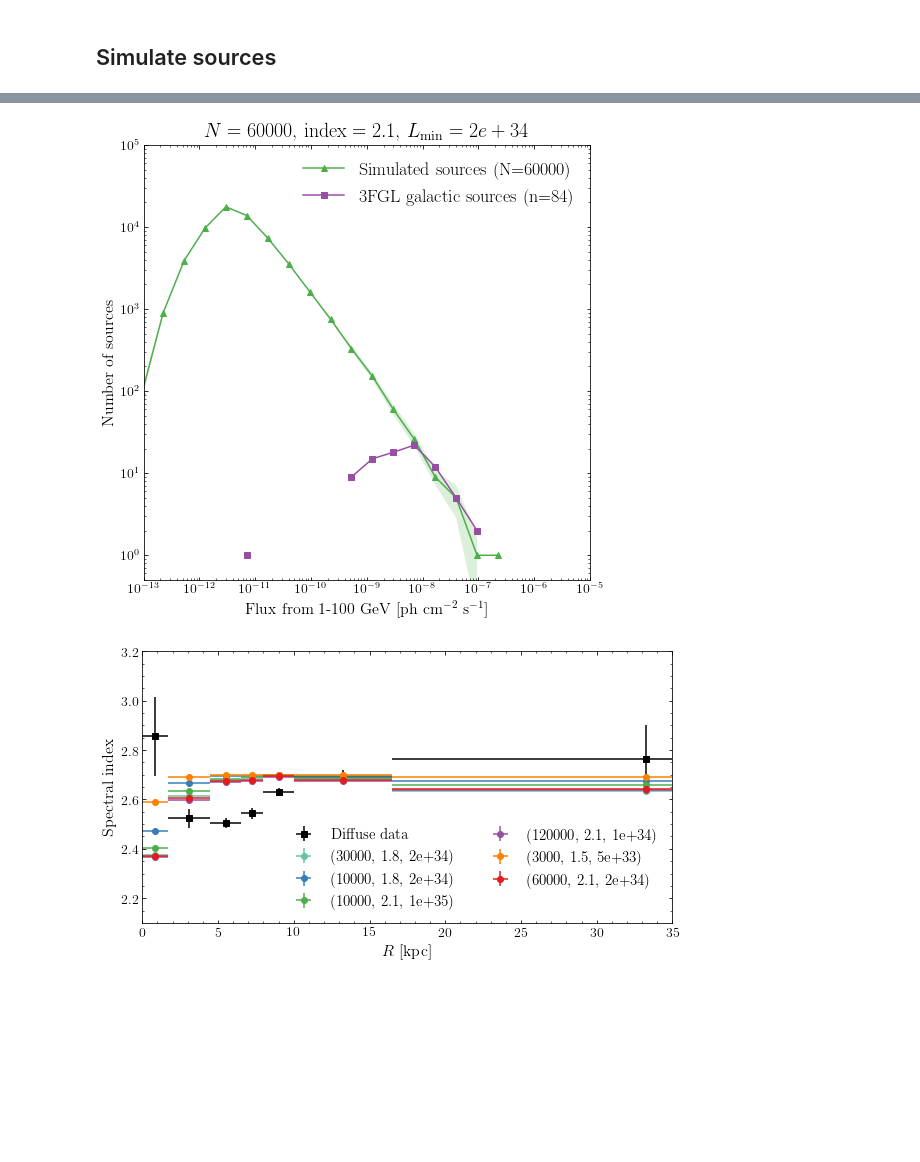
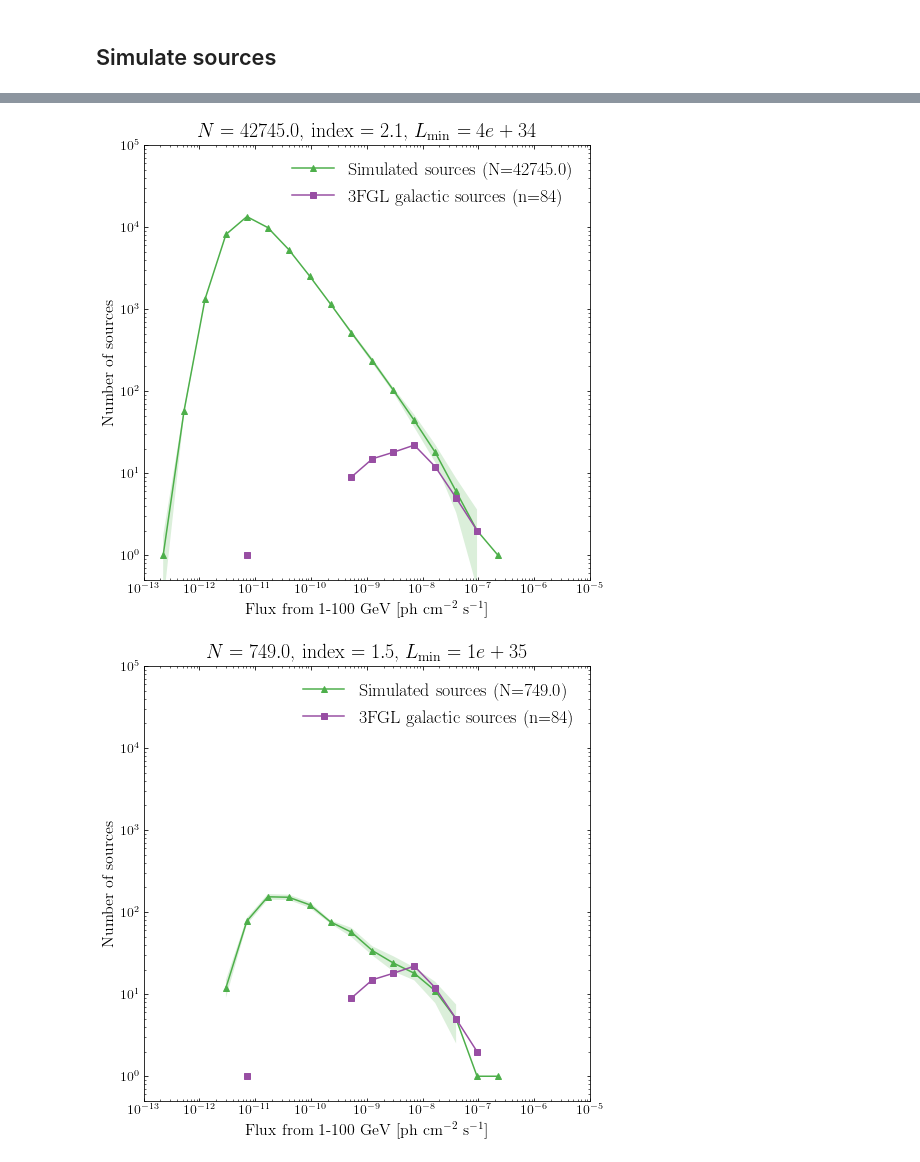
Before and after one commit to martp91/y-rays-UPS, a Jupyter notebook: sim_gamma_sources.ipynb, the cells around one changed output, grey strips where cells are left out. Saved outputs shown, nothing was run; the diff lists cells and outputs as text; code cells hidden in the pictures; blank space fills up the shorter version.

```diff
--- a/sim_gamma_sources.ipynb
+++ b/sim_gamma_sources.ipynb
@@ -48,7 +48,7 @@ Rsun = 8.3
 hb = 10 #This is considered as high latitude
 
 ##This is for pulsars
-model = 'S' #Set model to S or C
+model = 'SNR' #Set model to S or C
 if model=='C':
     H=0.18
     alp=1.9
@@ -608,13 +699,14 @@ def plot_trend(l_i,l_i_err,options=['test']):
     Plot the trend accros the rings of the fitted index of unresolved+diff(2.7) emission
     """
     #Plot R trend
-    f2,ax2 = plt.subplots(1,figsize=(9.5,5))
+    #f2,ax2 = plt.subplots(1,figsize=(9.5,5))
+    f2,ax2 = plt.subplots(1,figsize=(15,8))
     ax2.errorbar(np.mean(R,axis=1),sf_2_200,xerr=(np.mean(R,axis=1)-R[:,0]),yerr=sf_2_200_err,
                 marker='s',linestyle='',color='k',label='Diffuse data')
     for ij, il in enumerate(l_i):
 
         ax2.errorbar(np.mean(R,axis=1),il,xerr=(np.mean(R,axis=1)-R[:,0]),yerr=l_i_err[ij],
-                 color=colors[ij],marker='o',linestyle='',label=options[ij])
+                 marker='o',linestyle='',label=options[ij],alpha=0.8)
     #if l_i2 !=None:
     #    ax2.errorbar(np.mean(R,axis=1),l_i2,xerr=(np.mean(R,axis=1)-R[:,0]),yerr=l_i2_err,
     #             color=c3,marker='o',linestyle='',
@@ -631,14 +723,16 @@ def plot_trend(l_i,l_i_err,options=['test']):
 # %%
 ###Example run
 
-R_spec1,std_R1,lb_frac,std_lb_frac = ave_samples(500,Nsnr=30000,LF_i_snr=1.8,
-                            Lmin_snr=2e34,Lmax_snr=2e39,
+#Nn = [3000,10000,30000,60000]
+
+
+R_spec1,std_R1,lb_frac,std_lb_frac = ave_samples(10,Nsnr=12000,LF_i_snr=1.8,
+                            Lmin_snr=2e34,Lmax_snr=5e38,
                             plothist=True,printstatements=False,
                            alpha=alp,beta=bet,H=H,
-                           hist_3fgl=hist_3fgl_all,ft=5e-10,spectrum=intp_3fgl_snr_normed)
+                           hist_3fgl=hist_3fgl_snr,ft=5e-9,spectrum=intp_3fgl_snr_normed)
 
 l1, l1_err = plot_spec(R_spec1,std_R1,plot=True)
-
 # mp[mp==0]=1e-14
 # mp = np.log10(mp)
 # fig = plt.figure(figsize=(25,10))
@@ -653,5 +747,5 @@ l1, l1_err = plot_spec(R_spec1,std_R1,plot=True)
 # im = ax.imshow(mp[:,:],cmap='hot',vmin=-12,vmax=-5)
 # fig.colorbar(im,orientation='horizontal',shrink=0.5)
 
-#plot_trend([l1],[l1_err])
+plot_trend([l1],[l1_err])
 # %% [output]
@@ -672,20 +768,41 @@ ind = []
 ind_err = []
 frac_op = []
 std_frac_op = []
-for op in options:
-    R_spec1,std_R1,lb_frac,std_lb_frac= ave_samples(10,Nsnr=op[0],LF_i_snr=op[1],
-                            Lmin_snr=op[2],Lmax_snr=2e39,
-                            plothist=True,printstatements=False,
-                           alpha=alp,beta=bet,H=H,
-                           hist_3fgl=hist_3fgl_snr,ft=1e-9,spectrum=intp_3fgl_snr_normed)
+L_min = [5e33,1e34,2e34,5e34,1e35]
+aa = [1.5,1.6,1.7,1.8,1.9,2.0,2.1]
+L_max = [1e38,5e38,1e39,2e39]
+L_min = [5e33,4e34,1e35]
+aa = [1.5,1.8,2.1]
+L_max = [5e38]
+options = []
+Nft = 41
+ft = 5e-9
+Dmin = 6.*kpc
 
-    l1, l1_err = plot_spec(R_spec1,std_R1,plot=False)
-    ind.append(l1)
-    ind_err.append(l1_err)
-    frac_op.append(lb_frac)
-    std_frac_op.append(std_lb_frac)
+Dmax = 8*kpc
+
+for Lmin in L_min:
+    for a in aa:
+        for Lmax in L_max:
+            N = Nft*(Lmin**(1-a)-Lmax**(1-a))/((4*np.pi*ft*Dmin**2)**(1-a)-Lmax**(1-a))
+            N = np.rint(N)
+            if N > 500000:
+                print "Too much sources :("
+                continue
+            options.append((N,a,Lmin))
+            R_spec1,std_R1,lb_frac,std_lb_frac = ave_samples(10,Nsnr=N,LF_i_snr=a,
+                                        Lmin_snr=Lmin,Lmax_snr=Lmax,
+                                        plothist=True,printstatements=False,
+                                       alpha=alp,beta=bet,H=H,
+                                       hist_3fgl=hist_3fgl_snr,ft=5e-9,spectrum=intp_3fgl_snr_normed)
+
+
+            l1, l1_err = plot_spec(R_spec1,std_R1,plot=False)
+            ind.append(l1)
+            ind_err.append(l1_err)
+            frac_op.append(lb_frac)
+            std_frac_op.append(std_lb_frac)
 frac_op = np.array(frac_op)
 std_frac_op = np.array(std_frac_op)
-
 plot_trend(ind,ind_err,options)
 # %% [output]
@@ -715,2 +831,2 @@ Doing 10 sample galaxys with 60000 sources,LF_i = 2.1, this might take some time
-[figure, old version]
+[figure, new version]
-[figure, old version]
+[figure, new version]
```
Also changed, not shown: parts of 9 cells of this notebook.
